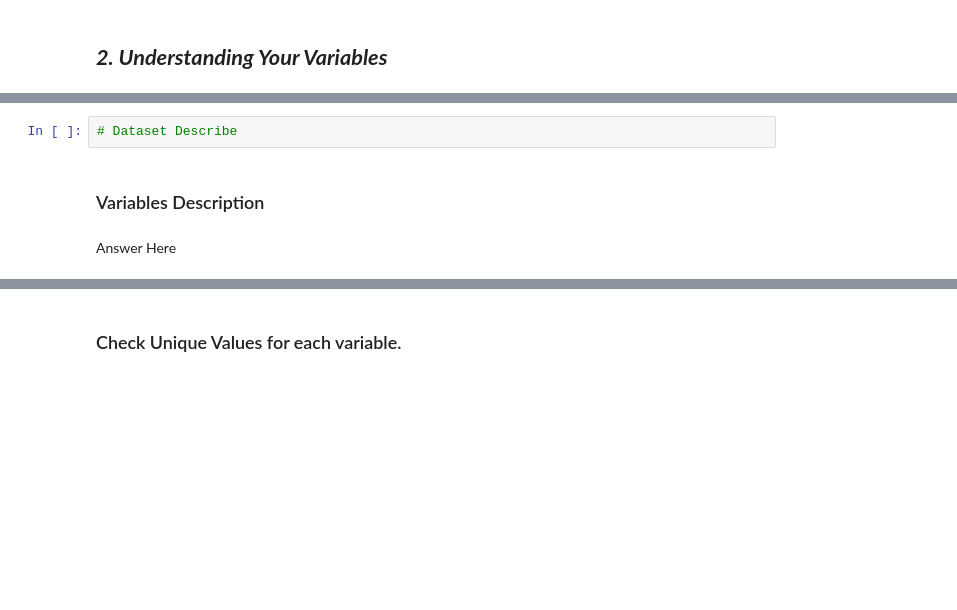
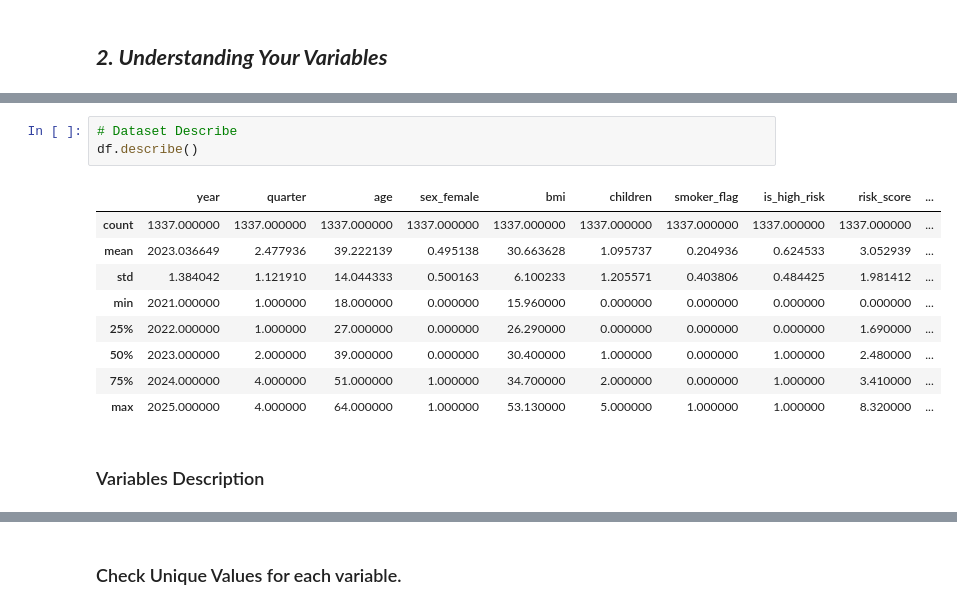
Before and after one commit to GEE2007/Medical-Insurance-Cost-Prediction, a Jupyter notebook: Medical_Insurance_Cost_Prediction.ipynb, the cells around one changed output, grey strips where cells are left out. Saved outputs shown, nothing was run; the diff lists cells and outputs as text; blank space fills up the shorter version.

```diff
--- a/Medical_Insurance_Cost_Prediction.ipynb
+++ b/Medical_Insurance_Cost_Prediction.ipynb
@@ -210,6 +211,15 @@ Answer Here
 # %%
 # Dataset Describe
+df.describe()
+# %% [output]
+|  | year | quarter | age | sex_female | bmi | children | smoker_flag | is_high_risk | risk_score | ... |
+| count | 1337.000000 | 1337.000000 | 1337.000000 | 1337.000000 | 1337.000000 | 1337.000000 | 1337.000000 | 1337.000000 | 1337.000000 | ... |
+| mean | 2023.036649 | 2.477936 | 39.222139 | 0.495138 | 30.663628 | 1.095737 | 0.204936 | 0.624533 | 3.052939 | ... |
+| std | 1.384042 | 1.121910 | 14.044333 | 0.500163 | 6.100233 | 1.205571 | 0.403806 | 0.484425 | 1.981412 | ... |
+| min | 2021.000000 | 1.000000 | 18.000000 | 0.000000 | 15.960000 | 0.000000 | 0.000000 | 0.000000 | 0.000000 | ... |
+| 25% | 2022.000000 | 1.000000 | 27.000000 | 0.000000 | 26.290000 | 0.000000 | 0.000000 | 0.000000 | 1.690000 | ... |
+| 50% | 2023.000000 | 2.000000 | 39.000000 | 0.000000 | 30.400000 | 1.000000 | 0.000000 | 1.000000 | 2.480000 | ... |
+| 75% | 2024.000000 | 4.000000 | 51.000000 | 1.000000 | 34.700000 | 2.000000 | 0.000000 | 1.000000 | 3.410000 | ... |
+| max | 2025.000000 | 4.000000 | 64.000000 | 1.000000 | 53.130000 | 5.000000 | 1.000000 | 1.000000 | 8.320000 | ... |
 # %% [markdown]
 ### Variables Description
-# %% [markdown]
-Answer Here
```
Also changed, not shown: parts of 10 cells of this notebook.
